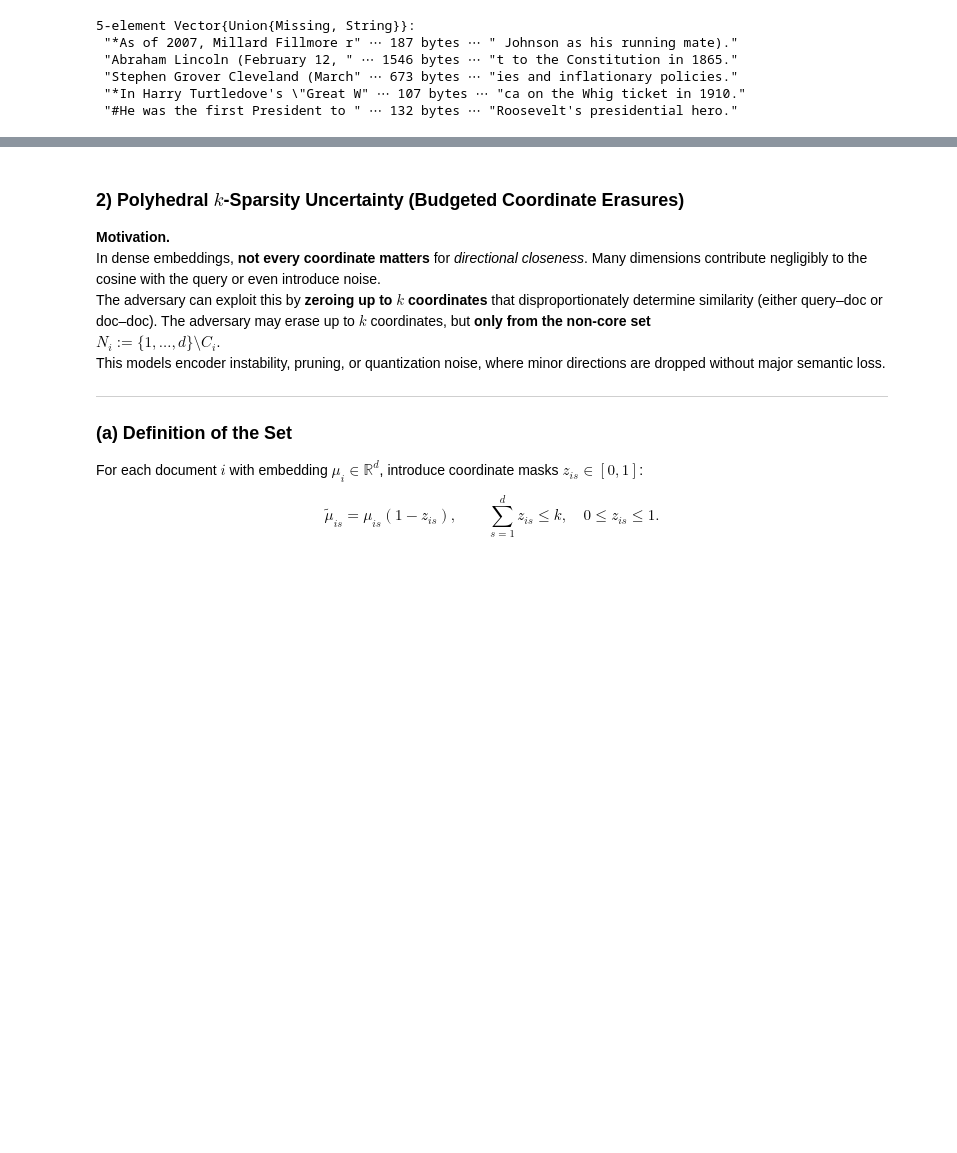
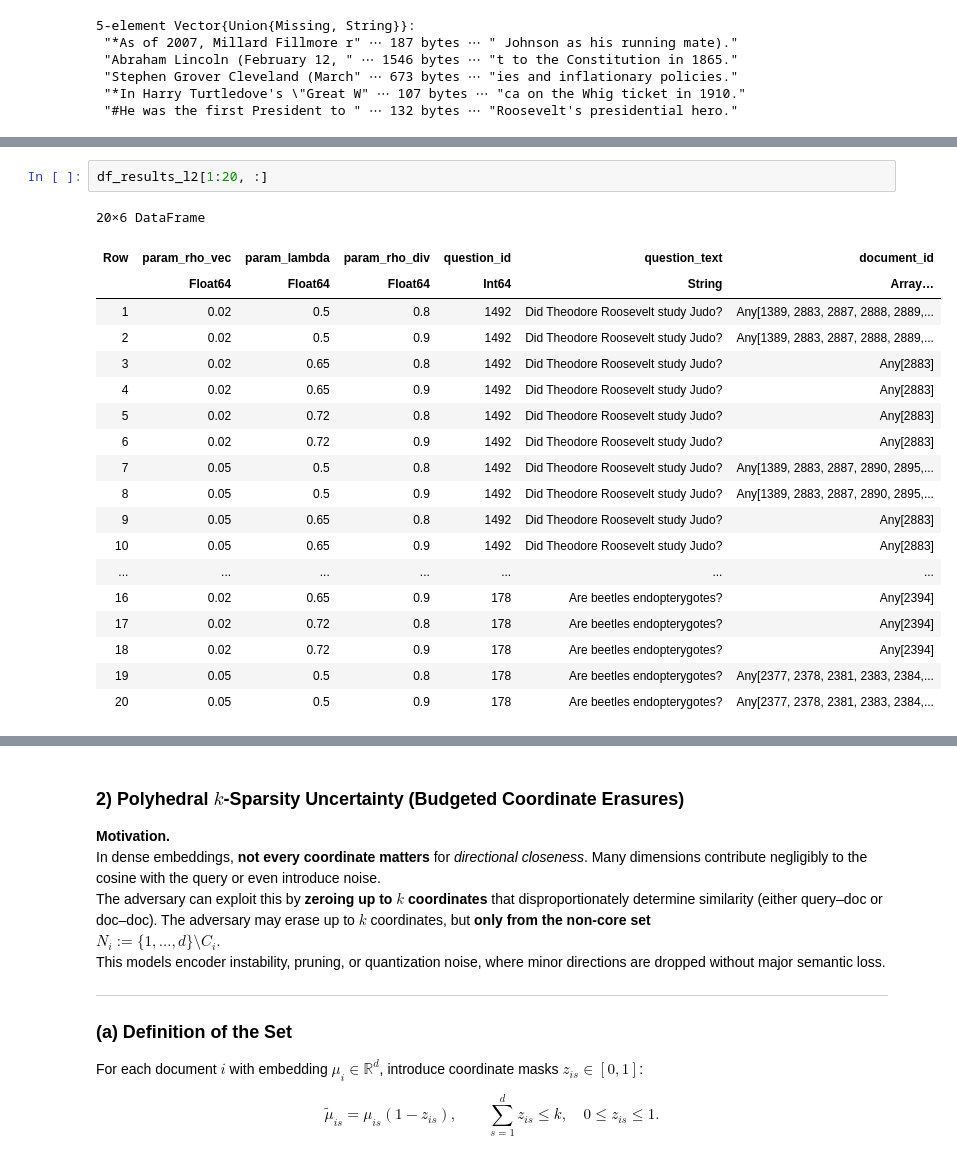
Before and after one commit to kbzh2558/robustness_view_of_rag, a Jupyter notebook: robust_rag.ipynb, the cells around one changed output, grey strips where cells are left out. Saved outputs shown, nothing was run; the diff lists cells and outputs as text; blank space fills up the shorter version.

Commit message:
add grid results

```diff
--- a/robust_rag.ipynb
+++ b/robust_rag.ipynb
@@ -504,0 +873,22 @@ df_emb_doc[selected, "passage"]
+# %%
+df_results_l2[1:20, :]
+# %% [output]
+20×6 DataFrame
+| Row | param_rho_vec | param_lambda | param_rho_div | question_id | question_text | document_id |
+|  | Float64 | Float64 | Float64 | Int64 | String | Array… |
+| 1 | 0.02 | 0.5 | 0.8 | 1492 | Did Theodore Roosevelt study Judo? | Any[1389, 2883, 2887, 2888, 2889,... |
+| 2 | 0.02 | 0.5 | 0.9 | 1492 | Did Theodore Roosevelt study Judo? | Any[1389, 2883, 2887, 2888, 2889,... |
+| 3 | 0.02 | 0.65 | 0.8 | 1492 | Did Theodore Roosevelt study Judo? | Any[2883] |
+| 4 | 0.02 | 0.65 | 0.9 | 1492 | Did Theodore Roosevelt study Judo? | Any[2883] |
+| 5 | 0.02 | 0.72 | 0.8 | 1492 | Did Theodore Roosevelt study Judo? | Any[2883] |
+| 6 | 0.02 | 0.72 | 0.9 | 1492 | Did Theodore Roosevelt study Judo? | Any[2883] |
+| 7 | 0.05 | 0.5 | 0.8 | 1492 | Did Theodore Roosevelt study Judo? | Any[1389, 2883, 2887, 2890, 2895,... |
+| 8 | 0.05 | 0.5 | 0.9 | 1492 | Did Theodore Roosevelt study Judo? | Any[1389, 2883, 2887, 2890, 2895,... |
+| 9 | 0.05 | 0.65 | 0.8 | 1492 | Did Theodore Roosevelt study Judo? | Any[2883] |
+| 10 | 0.05 | 0.65 | 0.9 | 1492 | Did Theodore Roosevelt study Judo? | Any[2883] |
+| ... | ... | ... | ... | ... | ... | ... |
+| 16 | 0.02 | 0.65 | 0.9 | 178 | Are beetles endopterygotes? | Any[2394] |
+| 17 | 0.02 | 0.72 | 0.8 | 178 | Are beetles endopterygotes? | Any[2394] |
+| 18 | 0.02 | 0.72 | 0.9 | 178 | Are beetles endopterygotes? | Any[2394] |
+| 19 | 0.05 | 0.5 | 0.8 | 178 | Are beetles endopterygotes? | Any[2377, 2378, 2381, 2383, 2384,... |
+| 20 | 0.05 | 0.5 | 0.9 | 178 | Are beetles endopterygotes? | Any[2377, 2378, 2381, 2383, 2384,... |
```
Also changed, not shown: parts of 30 cells of this notebook, 6 other files.
